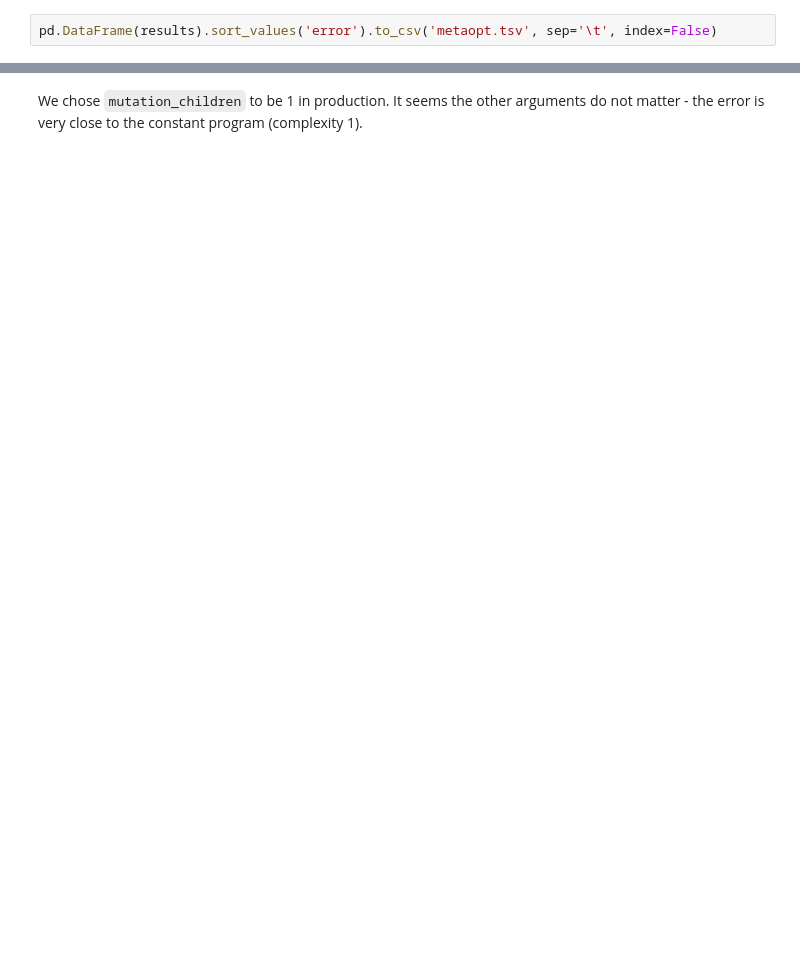
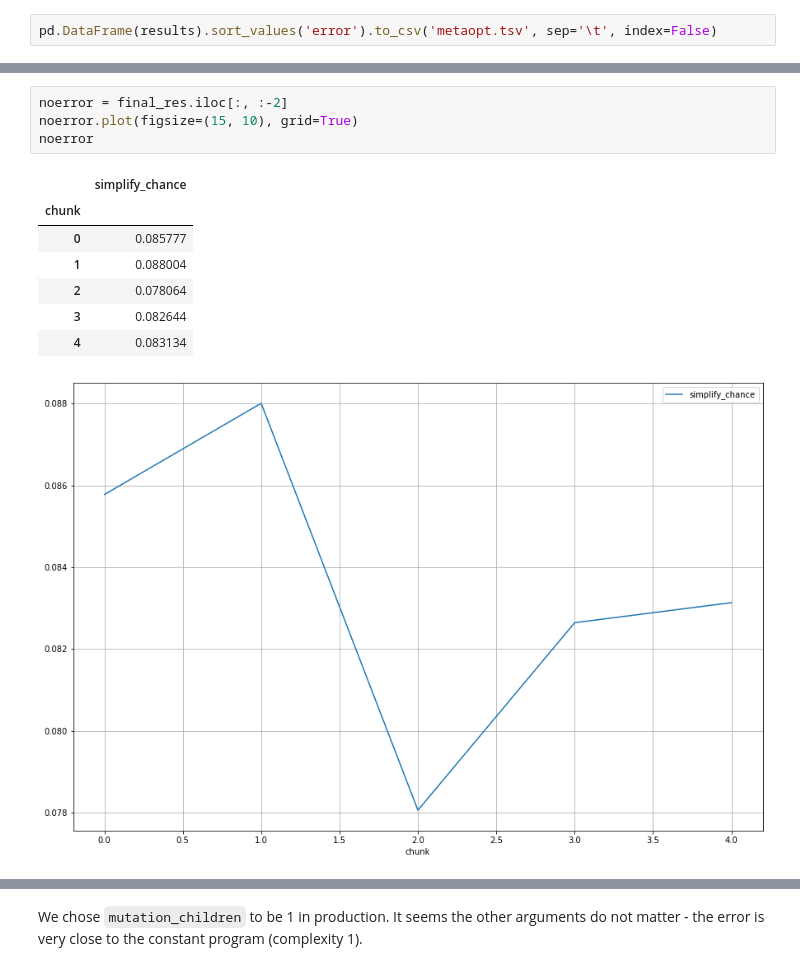
Before and after one commit to danuker/symreg, a Jupyter notebook: Metaopt.ipynb, the cells around one changed output, grey strips where cells are left out. Saved outputs shown, nothing was run; the diff lists cells and outputs as text; blank space fills up the shorter version.

```diff
--- a/Metaopt.ipynb
+++ b/Metaopt.ipynb
@@ -101,2 +100,15 @@ noerror
+# %%
+noerror = final_res.iloc[:, :-2]
+noerror.plot(figsize=(15, 10), grid=True)
+noerror
+# %% [output]
+|  | simplify_chance |
+| chunk |  |
+| 0 | 0.085777 |
+| 1 | 0.088004 |
+| 2 | 0.078064 |
+| 3 | 0.082644 |
+| 4 | 0.083134 |
+[figure, added]
 # %%
 final_res.iloc[:, :-1].corr('spearman')
```
Also changed, not shown: parts of 12 cells of this notebook, 5 other files.
